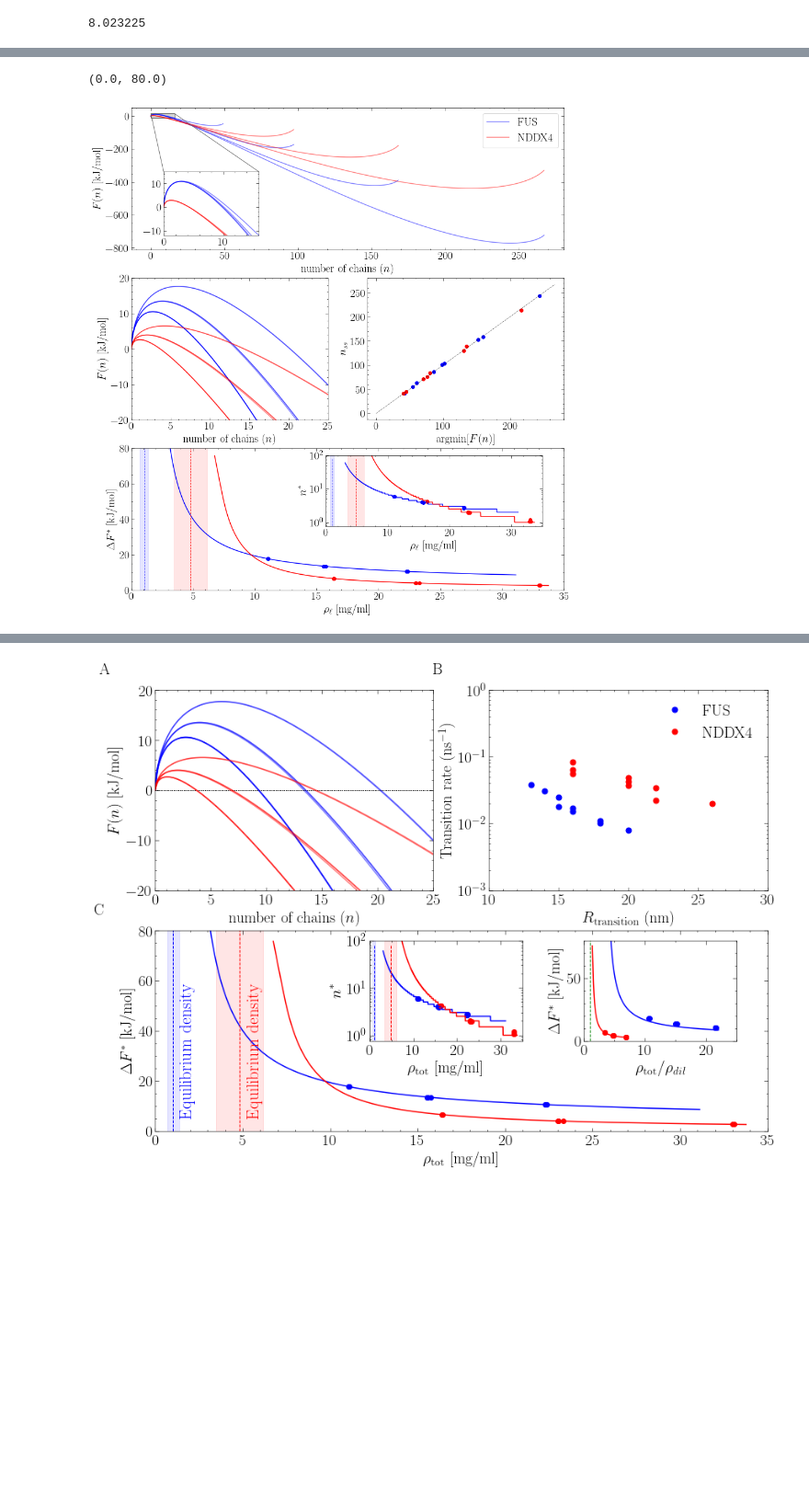
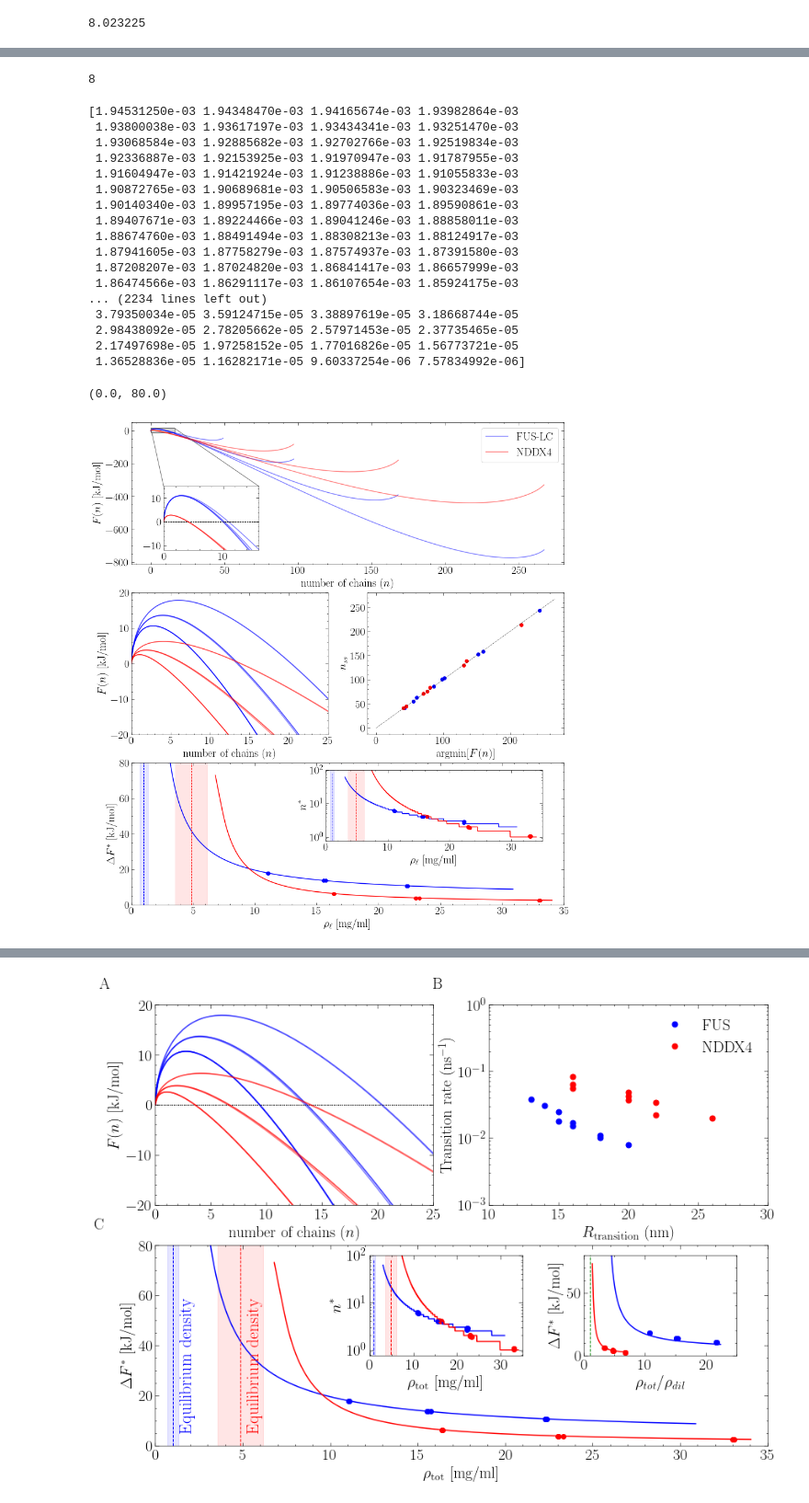
Before and after one commit to mme-ucl/confined_LLPS, a Jupyter notebook: confined_CG_simulations/FES_fitting_MLM_2.ipynb, the cells around one changed output, grey strips where cells are left out. Shown at 92% size. Cells and saved outputs as stored; diff of their text form; code cells hidden in the pictures; blank space fills up the shorter version.

```diff
--- a/confined_CG_simulations/FES_fitting_MLM_2.ipynb
+++ b/confined_CG_simulations/FES_fitting_MLM_2.ipynb
@@ -242,0 +289,5 @@ The surface tension of NDDX4 is: 0.0637757534127448 +/- 0.03810466151415348
+# %%
+for SIM in np.arange(0,NsimulationsFUS):
+    p1=kT*(dataFUS.Ntot[SIM]-dataFUS.Nss[SIM])/(VFUS[SIM]-dataFUS.Nss[SIM]*vlFUS)
+    rho1=(dataFUS.Ntot[SIM]-dataFUS.Nss[SIM])/(VFUS[SIM]-dataFUS.Nss[SIM]/0.0185)
+    print(rho1)
@@ -242,0 +304,5 @@ The surface tension of NDDX4 is: 0.0637757534127448 +/- 0.03810466151415348
+# %%
+for SIM in np.arange(0,NsimulationsDDX):
+    p1=kT*(dataDDX.Ntot[SIM]-dataDDX.Nss[SIM])/(VDDX[SIM]-dataDDX.Nss[SIM]*vlDDX)
+    rho1=(dataDDX.Ntot[SIM]-dataDDX.Nss[SIM])/(VDDX[SIM]-dataDDX.Nss[SIM]/0.0085)
+    print(p1/rho1)
@@ -243,3 +318,7 @@ The surface tension of NDDX4 is: 0.0637757534127448 +/- 0.03810466151415348
+# %%
+NsimulationsDDX
+# %% [output]
+8
 # %%
 ## Define FES confined and macroscopic
 FES_confined=lambda nn, N, peq, sigma, p0, p1, vl, r, kT, : -nn*kT*np.log(p1/peq)+sigma*4*np.pi*np.power(r,2)+nn*(kT-vl*peq)+N*kT*np.log(p1/p0);
@@ -294,14 +373,17 @@ for SIM in np.arange(0,NsimulationsFUS):
     nn=np.linspace(0, dataFUS.Ntot[SIM]-1, num=1000)
     p0=p0FUS[SIM]
     p1=kT*(dataFUS.Ntot[SIM]-nn)/(VFUS[SIM]-nn*vlFUS)
+    print(p1)
     r=np.power(3*nn*vlFUS/4/np.pi,1/3);
     FES=FES_confined(nn,dataFUS.Ntot[SIM],peq_FUS_estimate,sigma_FUS_estimate,p0,p1,vlFUS,r,kT)
     FESm=FES_macro(nn, peq_FUS_estimate, sigma_FUS_estimate, p0, r, kT)
     #only plot one nominal density, different system sizes
     if SIM==0 or SIM==2 or SIM==5 or SIM==8:
-        lineFUS,=sub1.plot(nn,FES,'b',alpha=0.5,label='FUS')
+        lineFUS,=sub1.plot(nn,FES,'b',alpha=0.5,label='FUS-LC')
         ax2.plot(nn,FES,'b',alpha=0.5)
+    ax2.axhline(y=0,lw=1,ls=":",color="black")
     #plot all macroscopic FES
+    #sub1.axhline(y=0,lw=1,ls=":",color="black")
     sub2.plot(nn,FESm,'b',alpha=0.5)
     sub2.set_ylim([-20,20])
     sub2.set_xlim([0,25])
@@ -341,7 +423,7 @@ for SIM in np.arange(0,NsimulationsDDX):
     ax3.scatter(p0*ml_nm3*weightDDX/kT,argmaxF_DDX[SIM],color='red')
 
 #Add legend in panel 1
-sub1.legend([lineFUS,lineDDX], ['FUS','NDDX4'])
+sub1.legend([lineFUS,lineDDX], ['FUS-LC','NDDX4'])
 #Add parity line in panel 3
 sub3.plot(nn,nn,'k-.',LineWidth=0.5)
 
@@ -364,35 +446,49 @@ ax3.plot(P0*ml_nm3*weightFUS/kT,ncritFUS,'b')
 P0=np.linspace(peq_DDX_estimate*1.4,peq_DDX_estimate*7,1000)
 DFDDX=np.zeros(np.shape(P0))
 ncritDDX=np.zeros(np.shape(P0))
 for i in np.arange(0,np.shape(P0)[0]):
     p0=P0[i]
     r=np.power(3*nn*vlDDX/4/np.pi,1/3);
     FESm=FES_macro(nn, peq_DDX_estimate, sigma_DDX_estimate, p0, r, kT)
     DFDDX[i]=np.max(FESm[1:200])
     ncritDDX[i]=nn[FESm==np.max(FESm)]
 sub4.plot(P0*ml_nm3*weightDDX/kT,DFDDX,'r')
 ax3.plot(P0*ml_nm3*weightDDX/kT,ncritDDX,'r')
 
 #plot critical nucleus sizes in inset
 ax3.plot([LD_FUS_estimate, LD_FUS_estimate],[0, 80],'--b',Linewidth=1.0)
 ax3.plot([LD_DDX_estimate, LD_DDX_estimate],[0, 80],'--r',Linewidth=1.0)
 ax3.add_patch(Rectangle((LD_DDX_estimate-LD_DDX_err, 0), 2*LD_DDX_err, 100,color='red',alpha=0.1))
 ax3.add_patch(Rectangle((LD_FUS_estimate-LD_FUS_err, 0), 2*LD_FUS_err, 100,color='blue',alpha=0.1))
 ax3.set_xlim([0,35])
 ax3.set_yscale("log")
 ax3.set_ylim([0,100])
 #ax3.set_yticks([0, 20, 40, 60, 80])
 
 #plot equilibrium density estimate with confidence interval
 sub4.plot([LD_FUS_estimate, LD_FUS_estimate],[0, 80],'--b',Linewidth=1.0)
 sub4.plot([LD_DDX_estimate, LD_DDX_estimate],[0, 80],'--r',Linewidth=1.0)
 sub4.add_patch(Rectangle((LD_DDX_estimate-LD_DDX_err, 0), 2*LD_DDX_err, 100,color='red',alpha=0.1))
 sub4.add_patch(Rectangle((LD_FUS_estimate-LD_FUS_err, 0), 2*LD_FUS_err, 100,color='blue',alpha=0.1))
 
 sub4.set_ylim([0,80])
-
-# Save it!
-#plt.savefig('FES', dpi=600, bbox_inches='tight');
 # %% [output]
-(0.0, 80.0)
+[1.94531250e-03 1.94348470e-03 1.94165674e-03 1.93982864e-03
+ 1.93800038e-03 1.93617197e-03 1.93434341e-03 1.93251470e-03
+ 1.93068584e-03 1.92885682e-03 1.92702766e-03 1.92519834e-03
+ 1.92336887e-03 1.92153925e-03 1.91970947e-03 1.91787955e-03
+ 1.91604947e-03 1.91421924e-03 1.91238886e-03 1.91055833e-03
+ 1.90872765e-03 1.90689681e-03 1.90506583e-03 1.90323469e-03
+ 1.90140340e-03 1.89957195e-03 1.89774036e-03 1.89590861e-03
+ 1.89407671e-03 1.89224466e-03 1.89041246e-03 1.88858011e-03
+ 1.88674760e-03 1.88491494e-03 1.88308213e-03 1.88124917e-03
+ 1.87941605e-03 1.87758279e-03 1.87574937e-03 1.87391580e-03
+ 1.87208207e-03 1.87024820e-03 1.86841417e-03 1.86657999e-03
+ 1.86474566e-03 1.86291117e-03 1.86107654e-03 1.85924175e-03
+... (2234 lines left out)
+ 3.79350034e-05 3.59124715e-05 3.38897619e-05 3.18668744e-05
+ 2.98438092e-05 2.78205662e-05 2.57971453e-05 2.37735465e-05
+ 2.17497698e-05 1.97258152e-05 1.77016826e-05 1.56773721e-05
+ 1.36528836e-05 1.16282171e-05 9.60337254e-06 7.57834992e-06]
+(0.0, 80.0)
-[figure, old version]
+[figure, new version]
```
Also changed, not shown: parts of 38 cells of this notebook.
